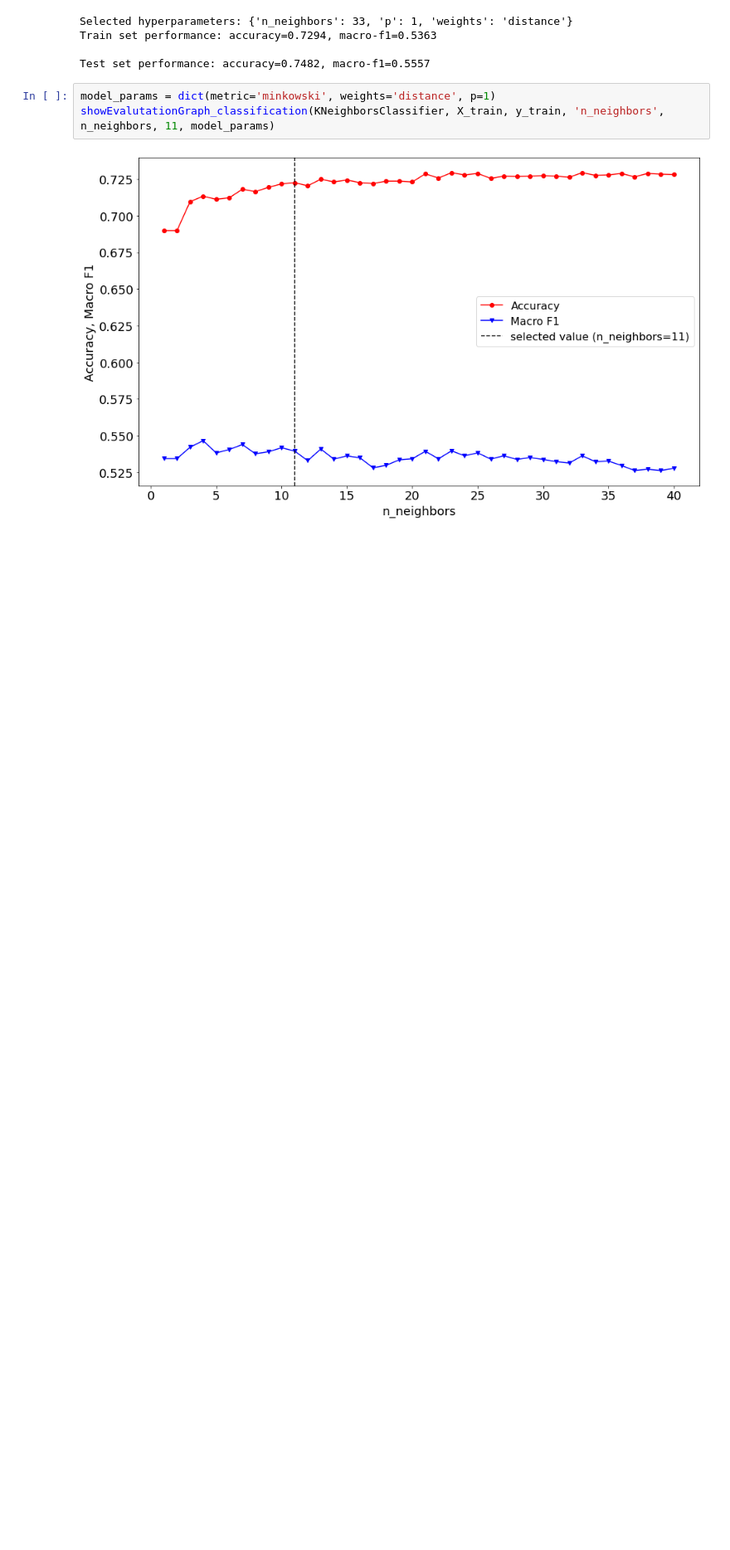
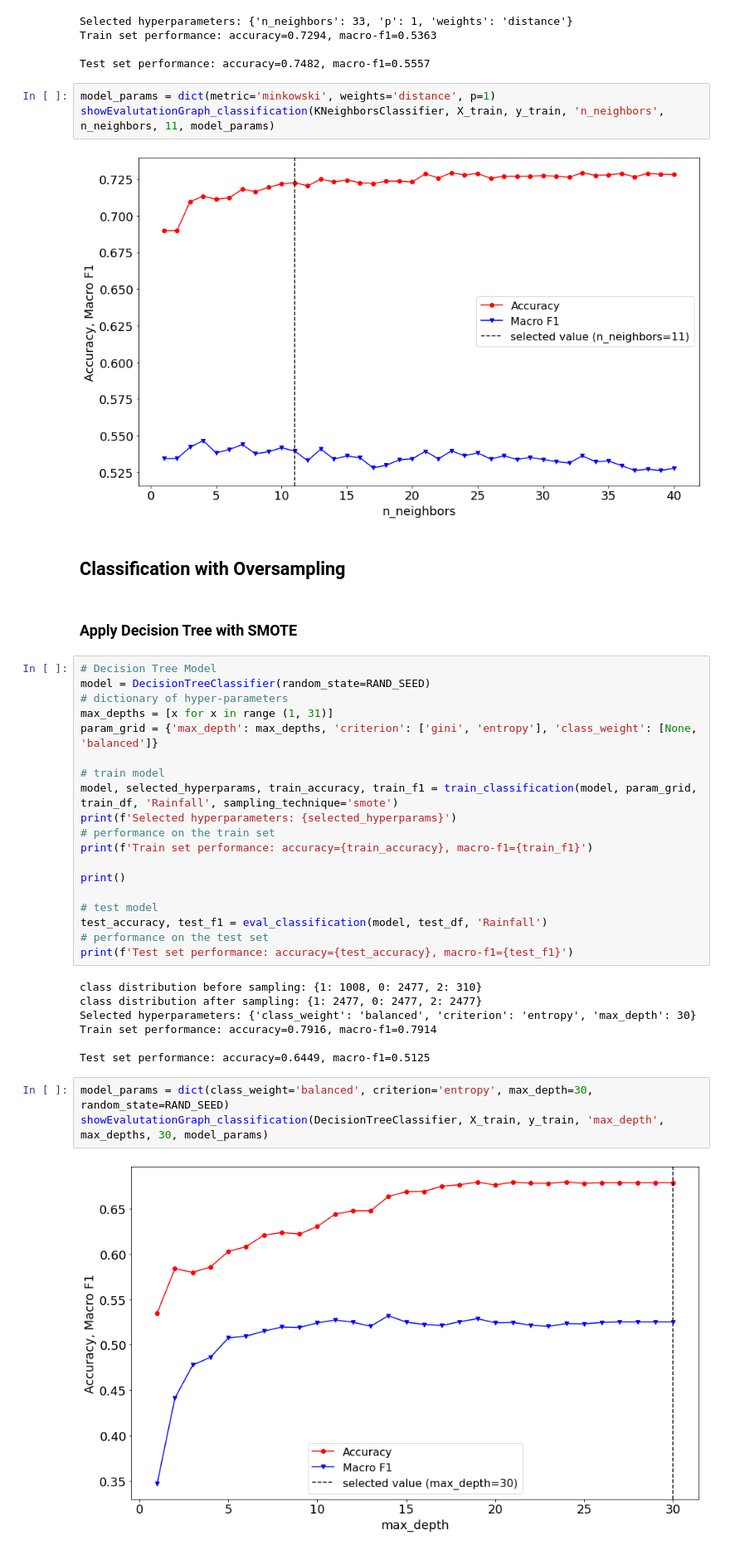
Before and after one commit to RifatIslamOmio/Weather-WaterLevel-Prediction-ML, a Jupyter notebook: Notebooks/apply_mlAlgo.ipynb, the cells around one changed output. Shown at 83% size. Cells and saved outputs as stored; diff of their text form; blank space fills up the shorter version.

```diff
--- a/Notebooks/apply_mlAlgo.ipynb
+++ b/Notebooks/apply_mlAlgo.ipynb
@@ -302,3 +337,38 @@ model_params = dict(metric='minkowski', weights='distance', p=1)
 showEvalutationGraph_classification(KNeighborsClassifier, X_train, y_train, 'n_neighbors', n_neighbors, 11, model_params)
 # %% [output]
 [figure]
+# %% [markdown]
+## Classification with Oversampling
+# %% [markdown]
+### Apply Decision Tree with SMOTE
+# %%
+# Decision Tree Model
+model = DecisionTreeClassifier(random_state=RAND_SEED)
+# dictionary of hyper-parameters
+max_depths = [x for x in range (1, 31)]
+param_grid = {'max_depth': max_depths, 'criterion': ['gini', 'entropy'], 'class_weight': [None, 'balanced']}
+
+# train model
+model, selected_hyperparams, train_accuracy, train_f1 = train_classification(model, param_grid, train_df, 'Rainfall', sampling_technique='smote')
+print(f'Selected hyperparameters: {selected_hyperparams}')
+# performance on the train set
+print(f'Train set performance: accuracy={train_accuracy}, macro-f1={train_f1}')
+
+print()
+
+# test model
+test_accuracy, test_f1 = eval_classification(model, test_df, 'Rainfall')
+# performance on the test set
+print(f'Test set performance: accuracy={test_accuracy}, macro-f1={test_f1}')
+# %% [output]
+class distribution before sampling: {1: 1008, 0: 2477, 2: 310}
+class distribution after sampling: {1: 2477, 0: 2477, 2: 2477}
+Selected hyperparameters: {'class_weight': 'balanced', 'criterion': 'entropy', 'max_depth': 30}
+Train set performance: accuracy=0.7916, macro-f1=0.7914
+
+Test set performance: accuracy=0.6449, macro-f1=0.5125
+# %%
+model_params = dict(class_weight='balanced', criterion='entropy', max_depth=30, random_state=RAND_SEED)
+showEvalutationGraph_classification(DecisionTreeClassifier, X_train, y_train, 'max_depth', max_depths, 30, model_params)
+# %% [output]
+[figure, added]
```
Also changed, not shown: parts of 12 cells of this notebook.
